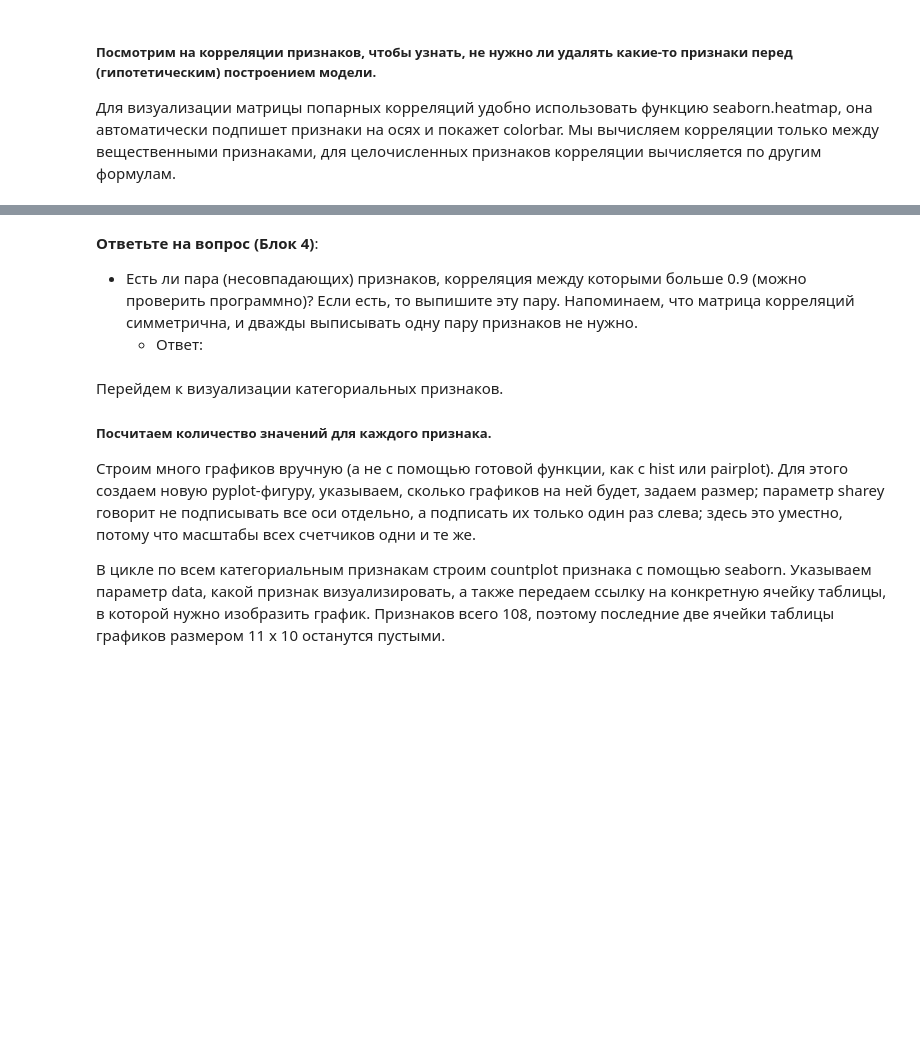
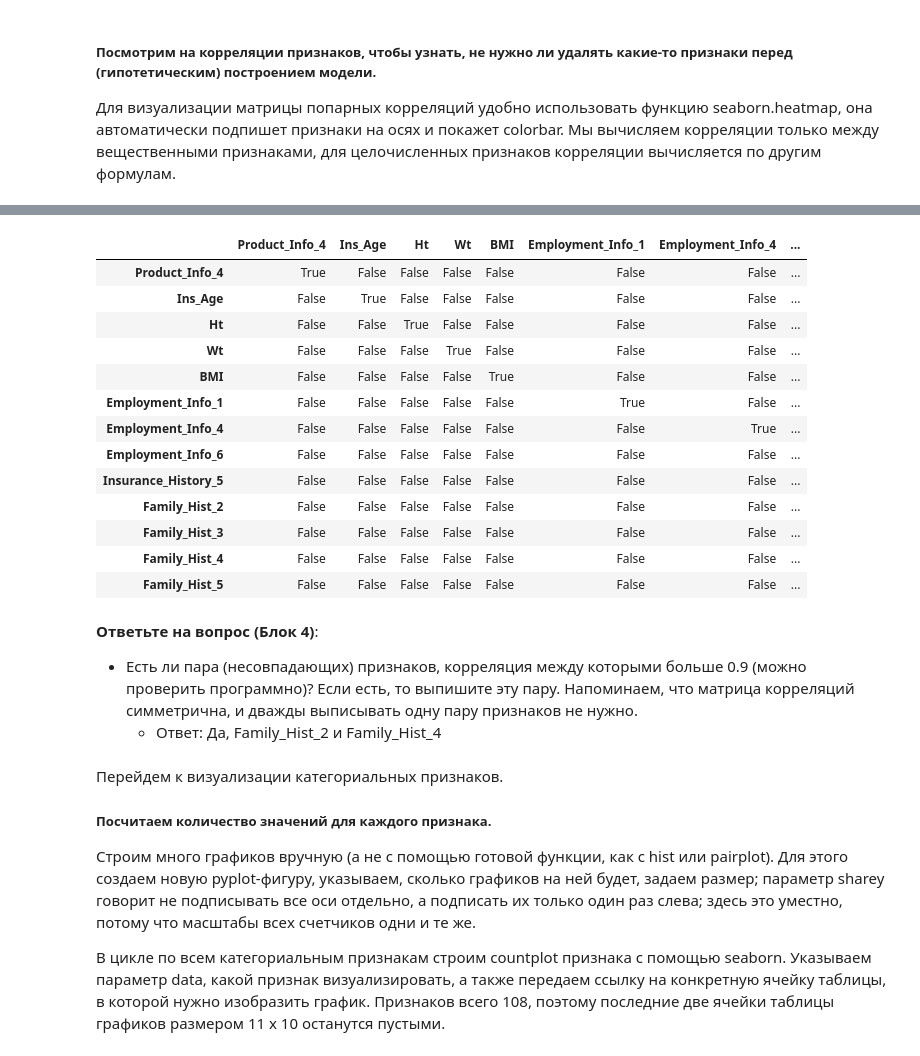
Before and after one commit to margaritik/3_coursera, a Jupyter notebook: week3/VisualizationPeerReview.ipynb, the cells around one changed output, grey strips where cells are left out. Drawn from its saved outputs; the diff is of its cells as text; code cells hidden in the pictures; blank space fills up the shorter version.

```diff
--- a/week3/VisualizationPeerReview.ipynb
+++ b/week3/VisualizationPeerReview.ipynb
@@ -239,7 +249,24 @@ seaborn.heatmap(data[real_features].corr(), square=True)
+# %%
+data[real_features].corr() > 0.9
+# %% [output]
+|  | Product_Info_4 | Ins_Age | Ht | Wt | BMI | Employment_Info_1 | Employment_Info_4 | ... |
+| Product_Info_4 | True | False | False | False | False | False | False | ... |
+| Ins_Age | False | True | False | False | False | False | False | ... |
+| Ht | False | False | True | False | False | False | False | ... |
+| Wt | False | False | False | True | False | False | False | ... |
+| BMI | False | False | False | False | True | False | False | ... |
+| Employment_Info_1 | False | False | False | False | False | True | False | ... |
+| Employment_Info_4 | False | False | False | False | False | False | True | ... |
+| Employment_Info_6 | False | False | False | False | False | False | False | ... |
+| Insurance_History_5 | False | False | False | False | False | False | False | ... |
+| Family_Hist_2 | False | False | False | False | False | False | False | ... |
+| Family_Hist_3 | False | False | False | False | False | False | False | ... |
+| Family_Hist_4 | False | False | False | False | False | False | False | ... |
+| Family_Hist_5 | False | False | False | False | False | False | False | ... |
 # %% [markdown]
 __Ответьте на вопрос (Блок 4)__:
 * Есть ли пара (несовпадающих) признаков, корреляция между которыми больше 0.9 (можно проверить программно)? Если есть, то выпишите эту пару. Напоминаем, что матрица корреляций симметрична, и дважды выписывать одну пару признаков не нужно.
-    * Ответ:
+    * Ответ: Да, Family_Hist_2 и Family_Hist_4
 # %% [markdown]
 Перейдем к визуализации категориальных признаков.
 
```
Also changed, not shown: parts of 6 cells of this notebook.
